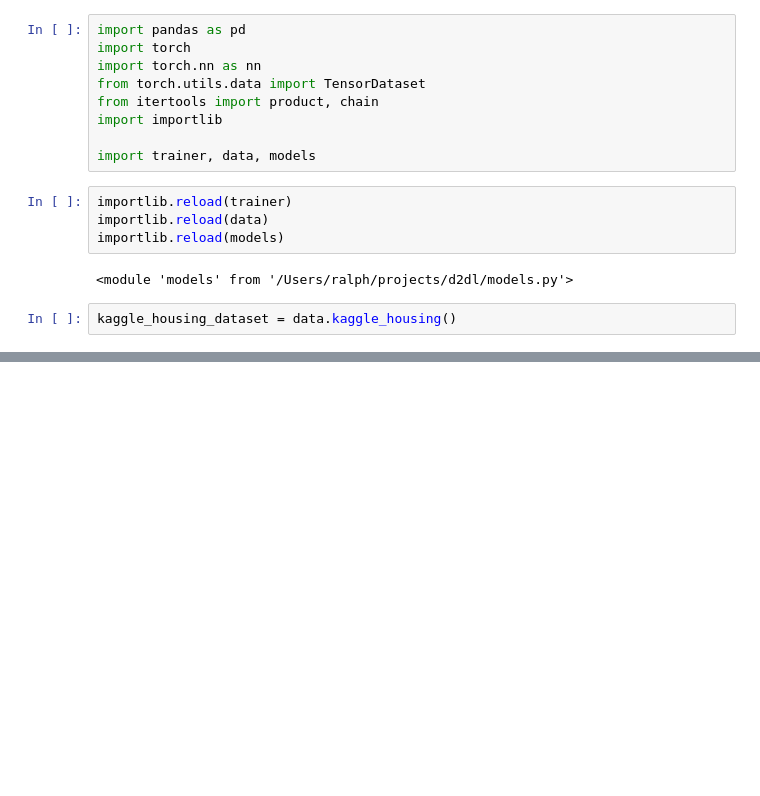
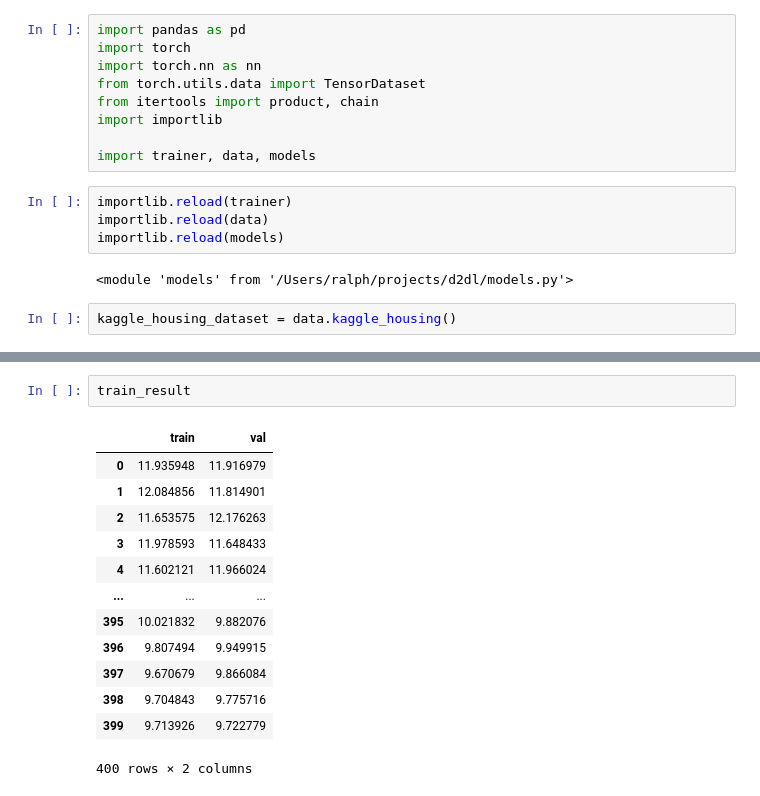
Before and after one commit to ralphrecto/d2dl, a Jupyter notebook: rawtorch.ipynb, the cells around one changed output, grey strips where cells are left out. Cells and saved outputs as stored; diff of their text form; blank space fills up the shorter version.

```diff
--- a/rawtorch.ipynb
+++ b/rawtorch.ipynb
@@ -49,3 +57,19 @@ loss type torch.float32
+# %%
+train_result
+# %% [output]
+|  | train | val |
+| 0 | 11.935948 | 11.916979 |
+| 1 | 12.084856 | 11.814901 |
+| 2 | 11.653575 | 12.176263 |
+| 3 | 11.978593 | 11.648433 |
+| 4 | 11.602121 | 11.966024 |
+| ... | ... | ... |
+| 395 | 10.021832 | 9.882076 |
+| 396 | 9.807494 | 9.949915 |
+| 397 | 9.670679 | 9.866084 |
+| 398 | 9.704843 | 9.775716 |
+| 399 | 9.713926 | 9.722779 |
+400 rows × 2 columns
 # %%
 train_result.plot()
 # %% [output]
```
Also changed, not shown: parts of 19 cells of this notebook, 3 other files.
